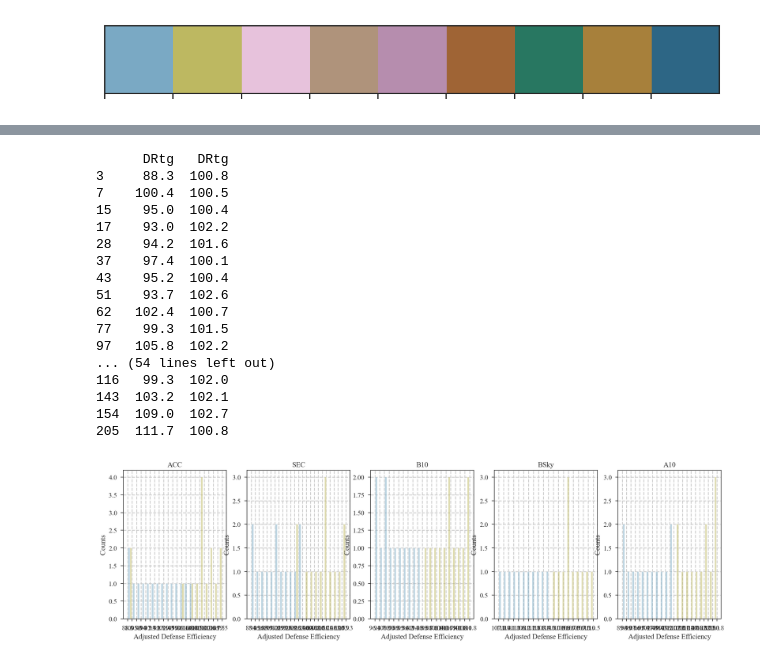
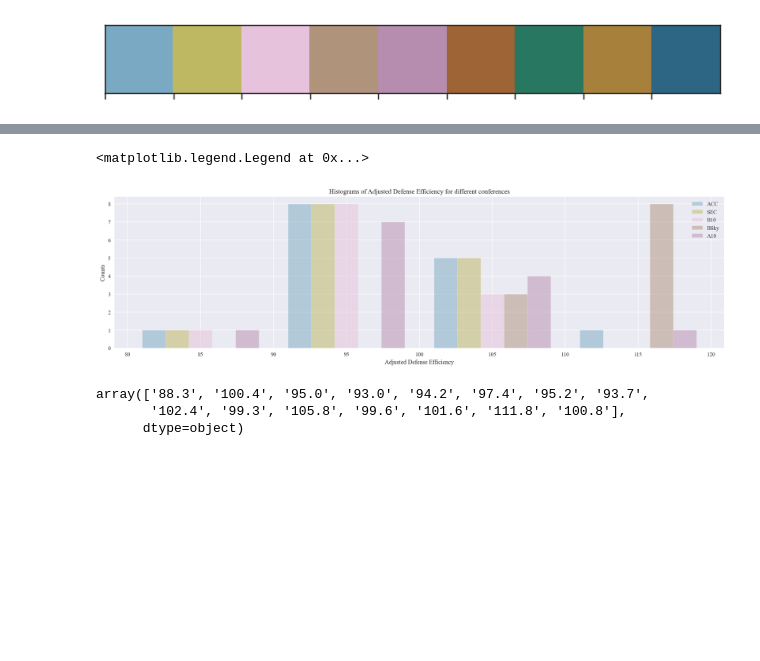
Before and after one commit to nielsdavidsen/AMAS_2025, a Jupyter notebook: Projects/Project_1/Project_1_Niels_Davidsen.ipynb, the cells around one changed output, grey strips where cells are left out. Cells and saved outputs as stored; diff of their text form; code cells hidden in the pictures; blank space fills up the shorter version.

```diff
--- a/Projects/Project_1/Project_1_Niels_Davidsen.ipynb
+++ b/Projects/Project_1/Project_1_Niels_Davidsen.ipynb
@@ -28,7 +29,7 @@ plt.rcParams['grid.linestyle'] = '--'
 plt.rcParams['grid.linewidth'] = 1.5
 plt.rcParams['figure.figsize'] = (16, 9)
 plt.rcParams['figure.dpi'] = 150
-#plt.style.use('seaborn-v0_8')
+plt.style.use('seaborn-v0_8')
 
 rc = {"font.family" : "serif",
       "mathtext.fontset" : "stix"}
@@ -40,9 +41,6 @@ plt.rcParams["font.serif"] = ["Times New Roman"] + plt.rcParams["font.serif"]
 url_2014 = 'https://www.nbi.dk/~koskinen/Teaching/AdvancedMethodsInAppliedStatistics2025/data/2014KenPomeroy.html'
 url_2009 = 'https://www.nbi.dk/~koskinen/Teaching/AdvancedMethodsInAppliedStatistics2025/data/2009KenPomeroy.html'
 # %%
-
-# URL of the webpage
-
 
 # Send a GET request to the webpage
 response = requests.get(url_2014)
@@ -58,7 +56,14 @@ table = soup.find('table', {'id': 'ratings-table'})
 headers = [th.get_text() for th in table.find('thead').find_all('th')]
 headers = list(filter(lambda x: x != '', headers))
 headers = headers[2:]
-print(headers)
+
+
+for j in range(4):
+    if j == 0:
+        headers[-(j + 1)] = headers[-(j + 1)] + '_NCOS'
+    else:
+        headers[-(j + 1)] = headers[-(j + 1)] + '_SoS'
+
 
 # Finding strings with ONLY integers of length 1, 2 or 3
 pattern = re.compile(r'^\d{1,3}$')
@@ -113,32 +116,31 @@ display(df)                                                             # Displa
 # %%
 # Grouping the data into conferences (ACC, SEC, B10, BSky and A10)
 
 conf_names = ['ACC', 'SEC', 'B10', 'BSky', 'A10']
-fig_conf, ax_conf = plt.subplots(1, 5, figsize=(20, 5), dpi = 150)
+fig_conf, ax_conf = plt.subplots(1, 1, figsize=(20, 5), dpi = 150)
+hist_range = [80, 120]
+bin_arr = np.arange(80, 130, 10)
+
+hist_data = []
 
 for i, conf in enumerate(conf_names):
     conf_teams = df[df['Conf'] == conf]
-    print(conf_teams['DRtg'])
-    ax_conf[i].hist(conf_teams['DRtg'], bins=20, alpha=0.5, label=conf)
-    ax_conf[i].set_title(conf)
-    ax_conf[i].set_xlabel('Adjusted Defense Efficiency')
-    ax_conf[i].set_ylabel('Counts')
+    hist_data.append(conf_teams['DRtg'].astype(float))
+
+ax_conf.hist(hist_data, range=hist_range, bins=bin_arr, alpha=0.5, label=conf_names, color = colors[:len(conf_names)])
+ax_conf.set_title('Histograms of Adjusted Defense Efficiency for different conferences')
+ax_conf.set_xlabel('Adjusted Defense Efficiency')
+ax_conf.set_ylabel('Counts')
+ax_conf.legend()
 # %% [output]
-      DRtg   DRtg
-3     88.3  100.8
-7    100.4  100.5
-15    95.0  100.4
-17    93.0  102.2
-28    94.2  101.6
-37    97.4  100.1
-43    95.2  100.4
-51    93.7  102.6
-62   102.4  100.7
-77    99.3  101.5
-97   105.8  102.2
-... (54 lines left out)
-116   99.3  102.0
-143  103.2  102.1
-154  109.0  102.7
-205  111.7  100.8
+<matplotlib.legend.Legend at 0x...>
-[figure, old version]
+[figure, new version]
+# %%
+acc_teams = df[df['Conf'] == 'ACC']
+acc_drtg = acc_teams['DRtg']
+
+acc_drtg.values
+# %% [output]
+array(['88.3', '100.4', '95.0', '93.0', '94.2', '97.4', '95.2', '93.7',
+       '102.4', '99.3', '105.8', '99.6', '101.6', '111.8', '100.8'],
+      dtype=object)
```
Also changed, not shown: parts of 3 cells of this notebook, 1 other file.
